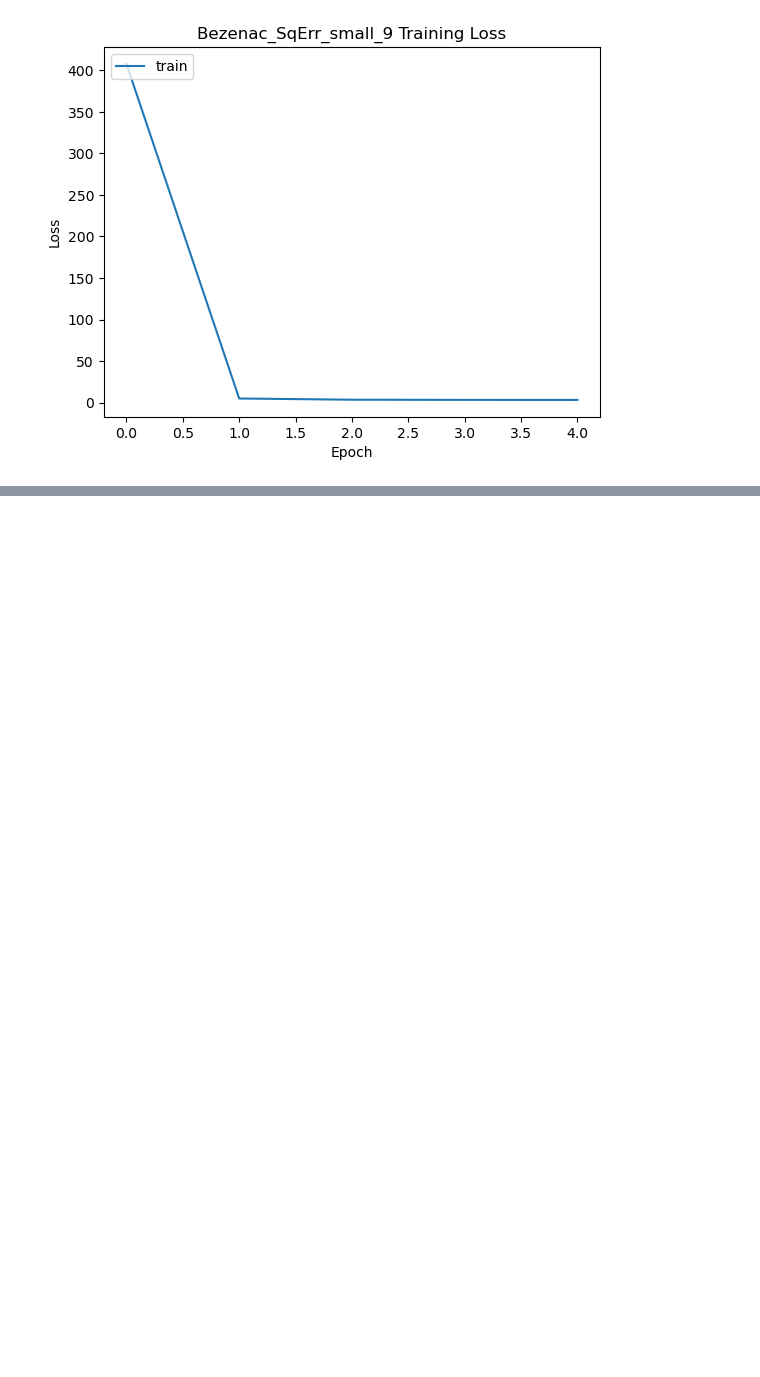
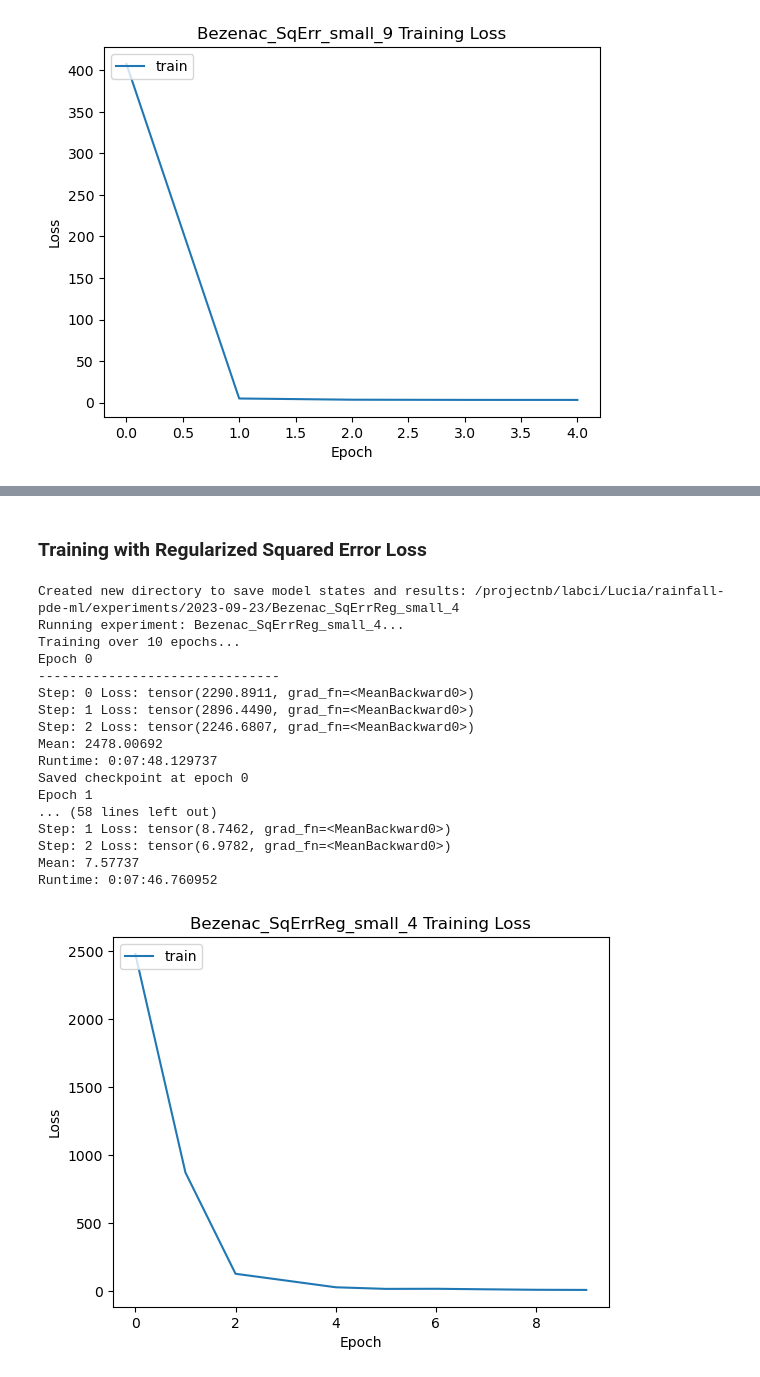
Before and after one commit to ghostpress/rainfall-pde-ml, a Jupyter notebook: code/MLcode.ipynb, the cells around one changed output, grey strips where cells are left out. Cells and saved outputs as stored; diff of their text form; code cells hidden in the pictures; blank space fills up the shorter version.

```diff
--- a/code/MLcode.ipynb
+++ b/code/MLcode.ipynb
@@ -579,6 +496,26 @@ class CDNN(nn.Module):
         return wind
 
     @staticmethod
+    def kernel(distsq, D, dt):
+        """Method to implement the k() function or radial basis function kernel
+        described above.
+
+        Parameters
+        ----------
+        distsq : float or torch.FloatTensor : the value of the squared norm of
+                 the distance
+        D : float : the diffusion coefficient
+        dt : float : the timestep
+
+        Returns
+        -------
+        res : float or torch.FloatTensor: the result of the function
+        """
+
+        res = torch.exp(-distsq/(4*D*dt))/(4*np.pi*D*dt)
+        return res
+
+    @staticmethod
     def warp(I, W, hist):
         """Function to compute the warping of the input data and an estimated
         wind vector field, in order to produce an output predicted image.
@@ -605,7 +542,7 @@ class CDNN(nn.Module):
 
         # x - wind - y
         distsq = (x1-y1-W[:,0,:,:,None,None])**2+(x2-y2-W[:,1,:,:,None,None])**2
-        mult = I[:, hist-1, None,None,:,:] * kernel(distsq, D, dt)
+        mult = I[:, hist-1, None,None,:,:] * CDNN.kernel(distsq, D, dt)
         warped = mult.sum(4).sum(3)
 
         return warped
@@ -834,7 +771,7 @@ class Experiment():
                 ax[1].imshow(y_pred[0])
                 ax[1].set_title("Prediction")
 
-                fig.suptitle(self.name " Image Comparison")
+                fig.suptitle(self.name + " Image Comparison")
                 # TODO: repeat for every 10-100 epochs?
 
     def plot_loss(self, loss_to_plot, title, xlab, legend_items):
@@ -994,0 +931,34 @@ here
+# %% [markdown]
+### Training with Regularized Squared Error Loss
+# %%
+net4 = CDNN(hist=4)
+optim = torch.optim.Adam(net4.parameters(), lr=1e-3)
+
+exp4 = Experiment(name="Bezenac_SqErrReg_small_4",                      # de Bezenac model, trained on err^2 Loss
+                  trainset=training_loader, valset=None, testset=None,  # data loaders
+                  model=net4,                                           # model with 4 days of history
+                  regloss=True,                                         # whether to regularize the training loss
+                  test_loss=nn.MSELoss(reduction="mean"),               # loss function for testing
+                  optimizer=optim,
+                  outdir=path)
+
+exp4.run(epochs=10)
+# %% [output]
+Created new directory to save model states and results: /projectnb/labci/Lucia/rainfall-pde-ml/experiments/2023-09-23/Bezenac_SqErrReg_small_4
+Running experiment: Bezenac_SqErrReg_small_4...
+Training over 10 epochs...
+Epoch 0
+-------------------------------
+Step: 0 Loss: tensor(2290.8911, grad_fn=<MeanBackward0>)
+Step: 1 Loss: tensor(2896.4490, grad_fn=<MeanBackward0>)
+Step: 2 Loss: tensor(2246.6807, grad_fn=<MeanBackward0>)
+Mean: 2478.00692
+Runtime: 0:07:48.129737
+Saved checkpoint at epoch 0
+Epoch 1
+... (58 lines left out)
+Step: 1 Loss: tensor(8.7462, grad_fn=<MeanBackward0>)
+Step: 2 Loss: tensor(6.9782, grad_fn=<MeanBackward0>)
+Mean: 7.57737
+Runtime: 0:07:46.760952
+[figure, added]
```
Also changed, not shown: parts of 12 cells of this notebook.
